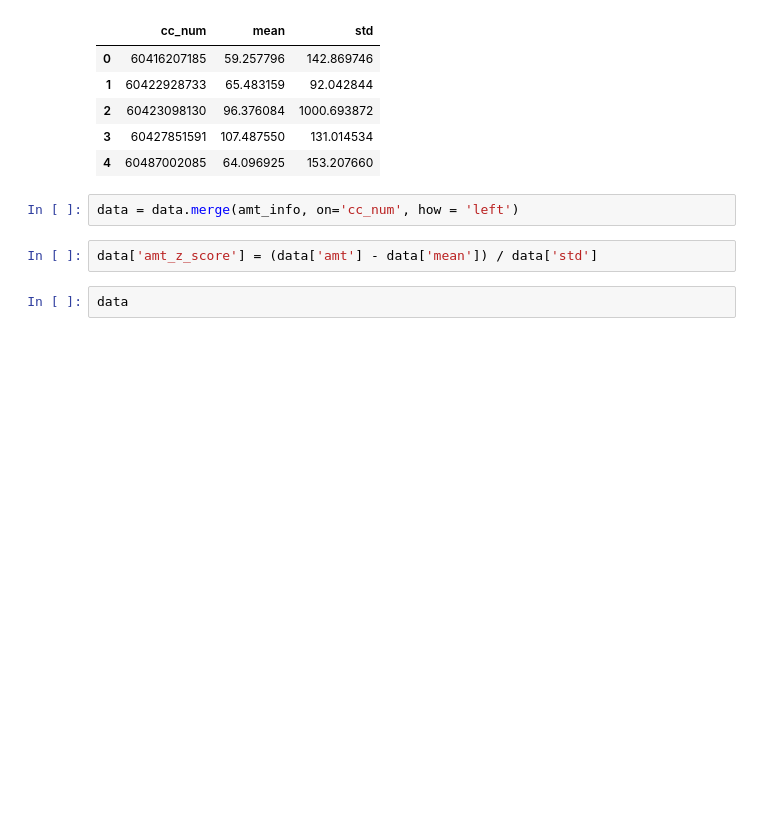
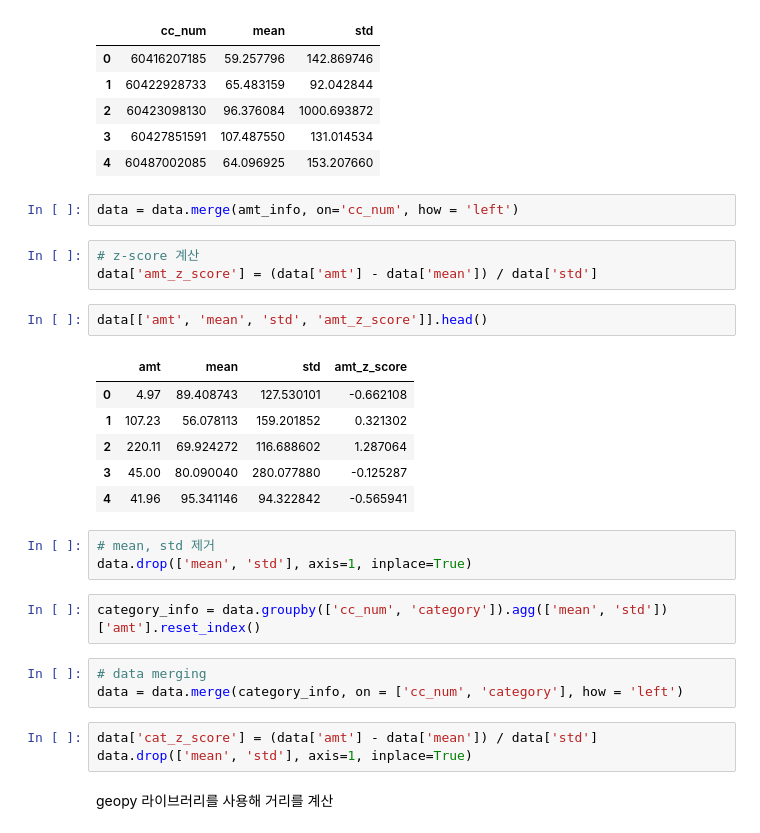
Before and after one commit to yk-Jeong/dsnote_examples, a Jupyter notebook: dsnote_11_lightGBM.ipynb, the cells around one changed output. Saved outputs shown, nothing was run; the diff lists cells and outputs as text; blank space fills up the shorter version.

```diff
--- a/dsnote_11_lightGBM.ipynb
+++ b/dsnote_11_lightGBM.ipynb
@@ -107,6 +107,27 @@ amt_info.head()
 # %%
 data = data.merge(amt_info, on='cc_num', how = 'left')
 # %%
+# z-score 계산
 data['amt_z_score'] = (data['amt'] - data['mean']) / data['std']
-# %%
-data
+# %%
+data[['amt', 'mean', 'std', 'amt_z_score']].head()
+# %% [output]
+|  | amt | mean | std | amt_z_score |
+| 0 | 4.97 | 89.408743 | 127.530101 | -0.662108 |
+| 1 | 107.23 | 56.078113 | 159.201852 | 0.321302 |
+| 2 | 220.11 | 69.924272 | 116.688602 | 1.287064 |
+| 3 | 45.00 | 80.090040 | 280.077880 | -0.125287 |
+| 4 | 41.96 | 95.341146 | 94.322842 | -0.565941 |
+# %%
+# mean, std 제거
+data.drop(['mean', 'std'], axis=1, inplace=True)
+# %%
+category_info = data.groupby(['cc_num', 'category']).agg(['mean', 'std'])['amt'].reset_index()
+# %%
+# data merging
+data = data.merge(category_info, on = ['cc_num', 'category'], how = 'left')
+# %%
+data['cat_z_score'] = (data['amt'] - data['mean']) / data['std']
+data.drop(['mean', 'std'], axis=1, inplace=True)
+# %% [markdown]
+geopy 라이브러리를 사용해 거리를 계산
```
Also changed, not shown: parts of 1 cell of this notebook.
